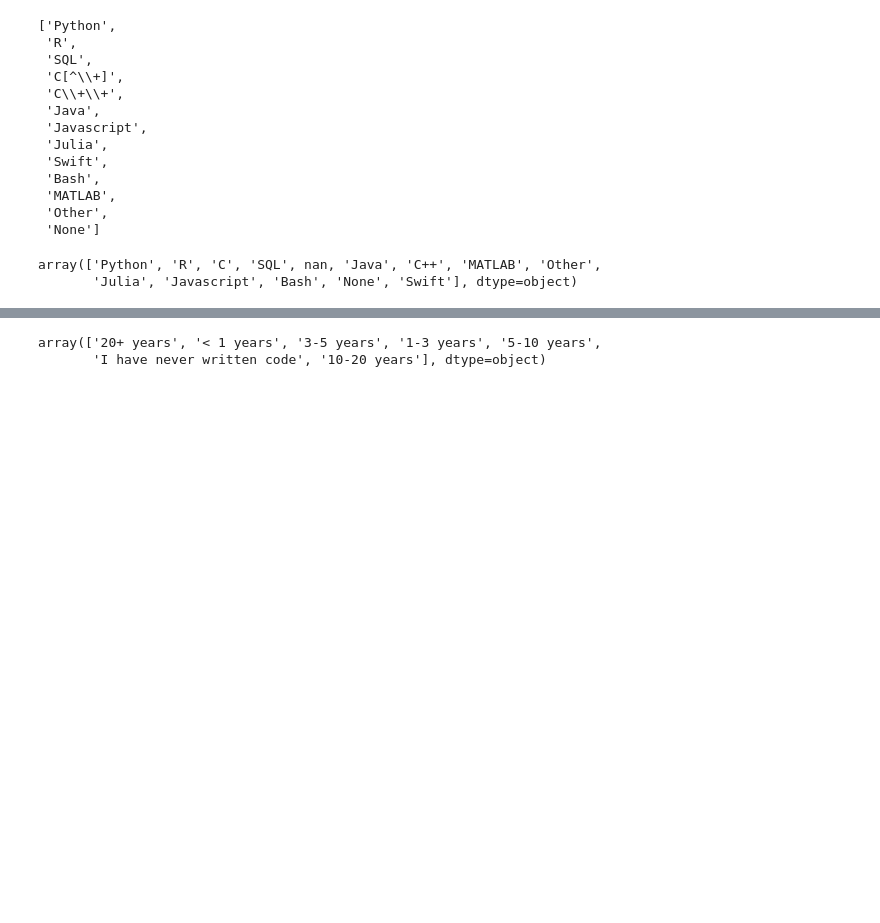
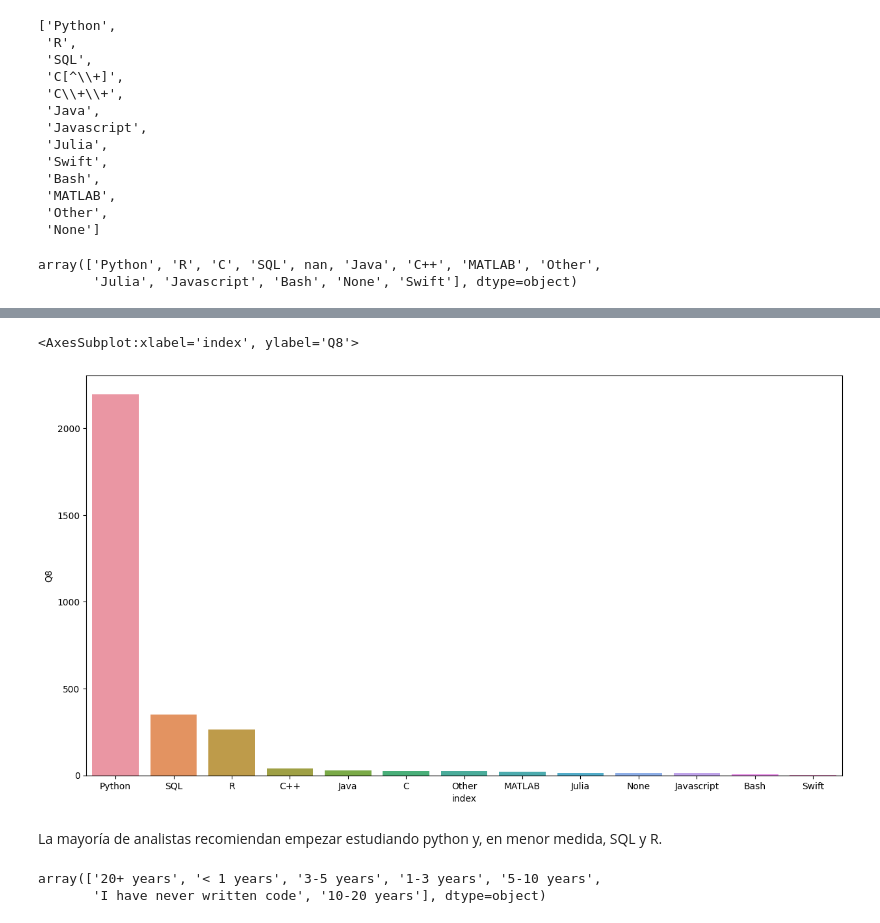
Before and after one commit to Adalab/project-da-promo-d-modulo-2-team-4, a Jupyter notebook: exploracion/limpieza de columnas.ipynb, the cells around one changed output, grey strips where cells are left out. Cells and saved outputs as stored; diff of their text form; code cells hidden in the pictures; blank space fills up the shorter version.

```diff
--- a/exploracion/limpieza de columnas.ipynb
+++ b/exploracion/limpieza de columnas.ipynb
@@ -261,2 +137,0 @@ lista_data2
-# %%
-df_data.set_index("index", inplace=True)
@@ -269,0 +138,3 @@ df_data.head(2)
+# %%
+df_lenguaje_recomendado = df_data["Q8"].value_counts().reset_index()
+df_lenguaje_recomendado
@@ -270,3 +156,11 @@ df_data.head(2)
+# %%
+plt.figure(figsize = (15,8))
+sns.barplot(x= "index",y = "Q8", data = df_lenguaje_recomendado)
+# %% [output]
+<AxesSubplot:xlabel='index', ylabel='Q8'>
+[figure, added]
+# %% [markdown]
+La mayoría de analistas recomiendan empezar estudiando python y, en menor medida, SQL y R.
 # %%
 df_data["Q6"].unique()
 # %% [output]
```
Also changed, not shown: parts of 19 cells of this notebook.
